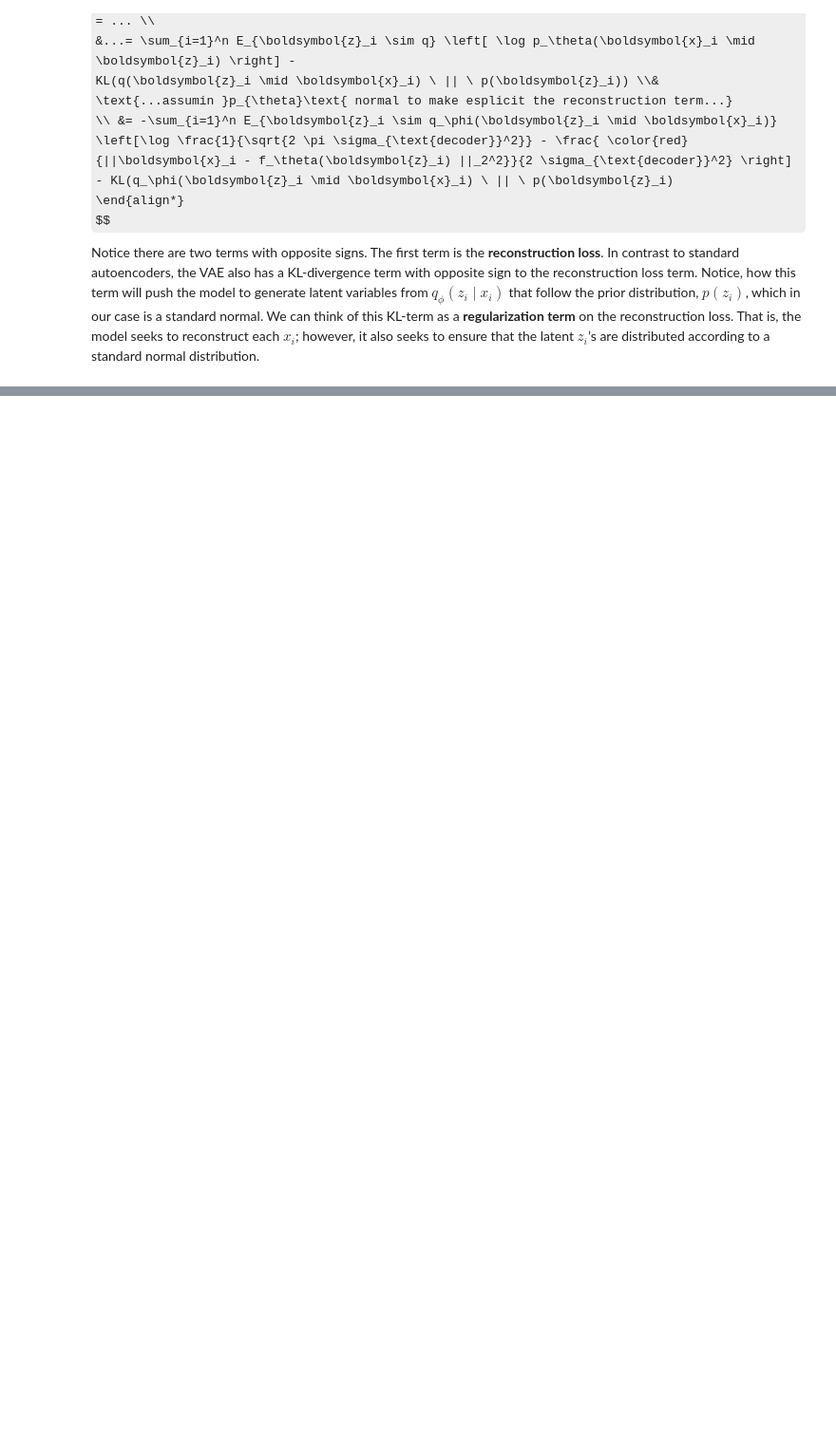
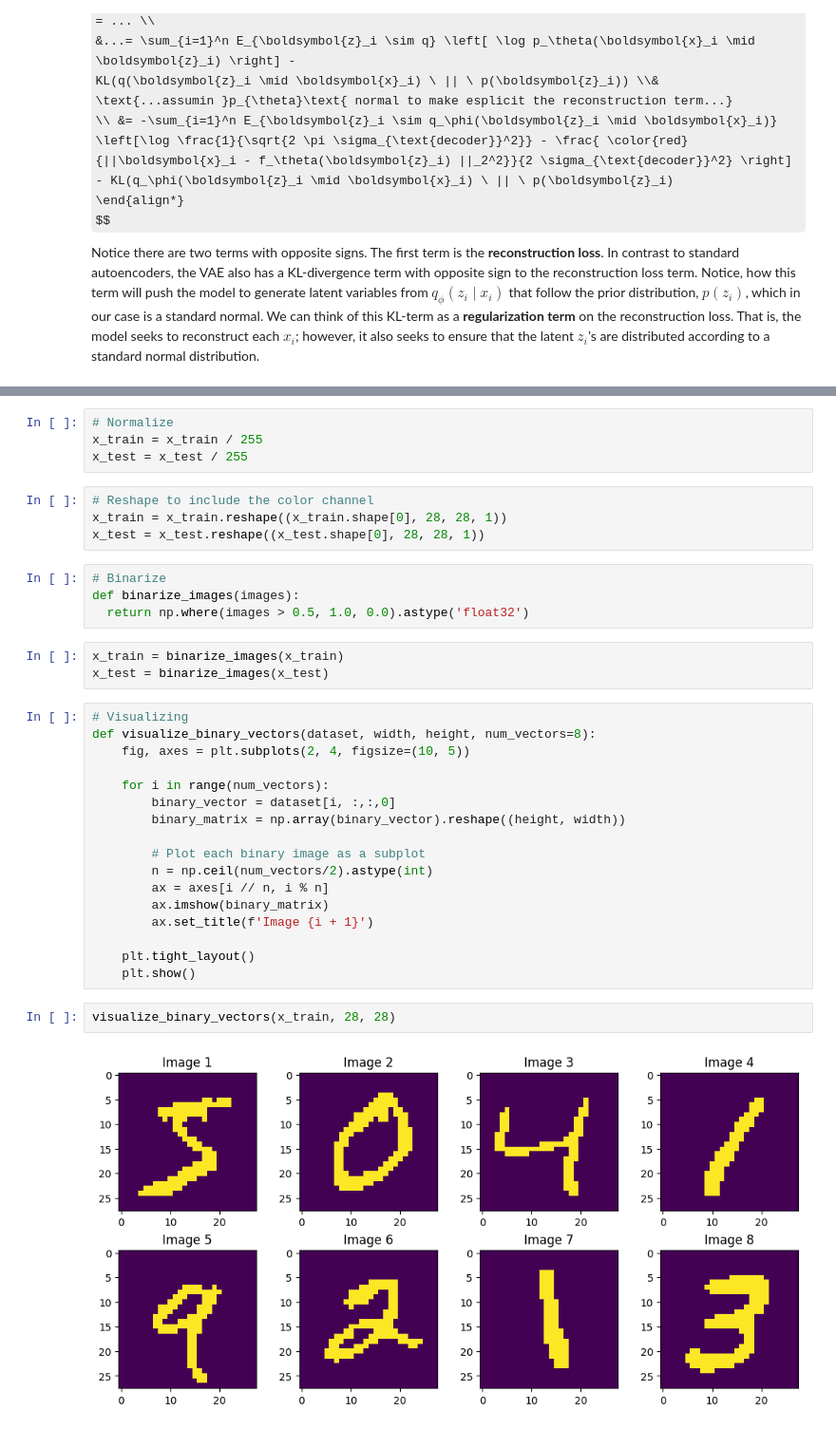
Before and after one commit to GabeXxX/NAPDE-Coursework, a Jupyter notebook: 3.1 Variational Autoencoder.ipynb, the cells around one changed output, grey strips where cells are left out. Shown at 95% size. Saved outputs shown, nothing was run; the diff lists cells and outputs as text; some formulas as TeX source; blank space fills up the shorter version.

```diff
--- a/3.1 Variational Autoencoder.ipynb
+++ b/3.1 Variational Autoencoder.ipynb
@@ -118,0 +140,36 @@ Notice there are two terms with opposite signs. The first term is the __reconstr
+# %%
+# Normalize
+x_train = x_train / 255
+x_test = x_test / 255
+# %%
+# Reshape to include the color channel
+x_train = x_train.reshape((x_train.shape[0], 28, 28, 1))
+x_test = x_test.reshape((x_test.shape[0], 28, 28, 1))
+# %%
+# Binarize
+def binarize_images(images):
+  return np.where(images > 0.5, 1.0, 0.0).astype('float32')
+# %%
+x_train = binarize_images(x_train)
+x_test = binarize_images(x_test)
+# %%
+# Visualizing
+def visualize_binary_vectors(dataset, width, height, num_vectors=8):
+    fig, axes = plt.subplots(2, 4, figsize=(10, 5))
+
+    for i in range(num_vectors):
+        binary_vector = dataset[i, :,:,0]
+        binary_matrix = np.array(binary_vector).reshape((height, width))
+
+        # Plot each binary image as a subplot
+        n = np.ceil(num_vectors/2).astype(int)
+        ax = axes[i // n, i % n]
+        ax.imshow(binary_matrix)
+        ax.set_title(f'Image {i + 1}')
+
+    plt.tight_layout()
+    plt.show()
+# %%
+visualize_binary_vectors(x_train, 28, 28)
+# %% [output]
+[figure, added]
```
Also changed, not shown: parts of 16 cells of this notebook, 3 other files.
